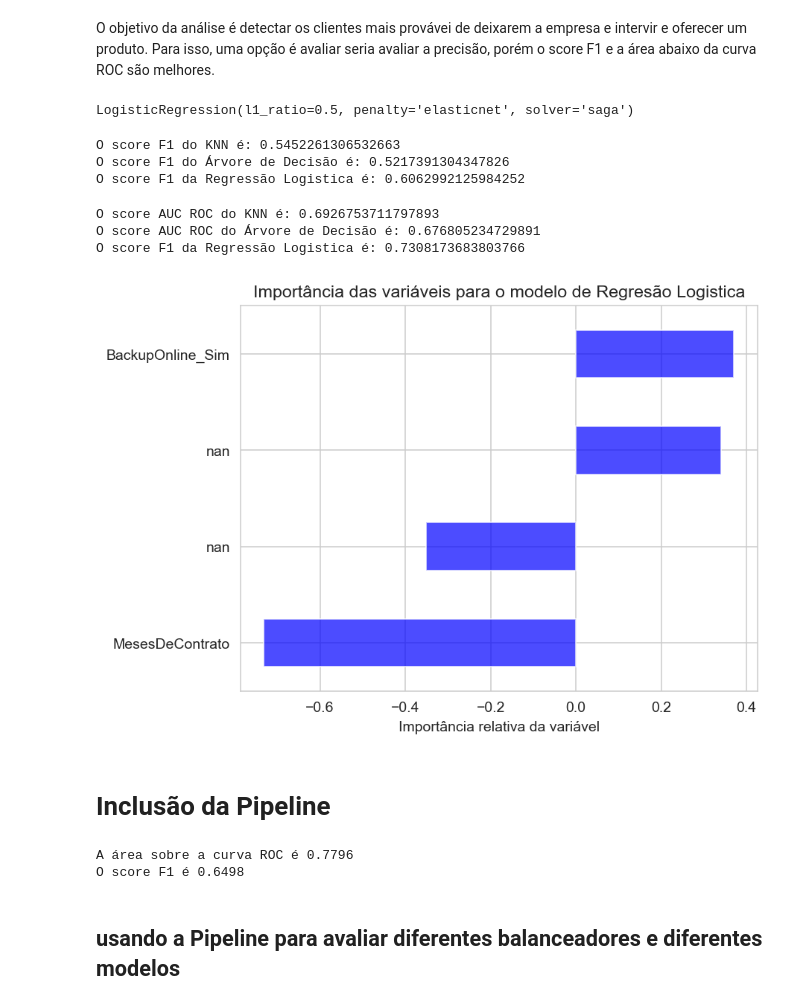
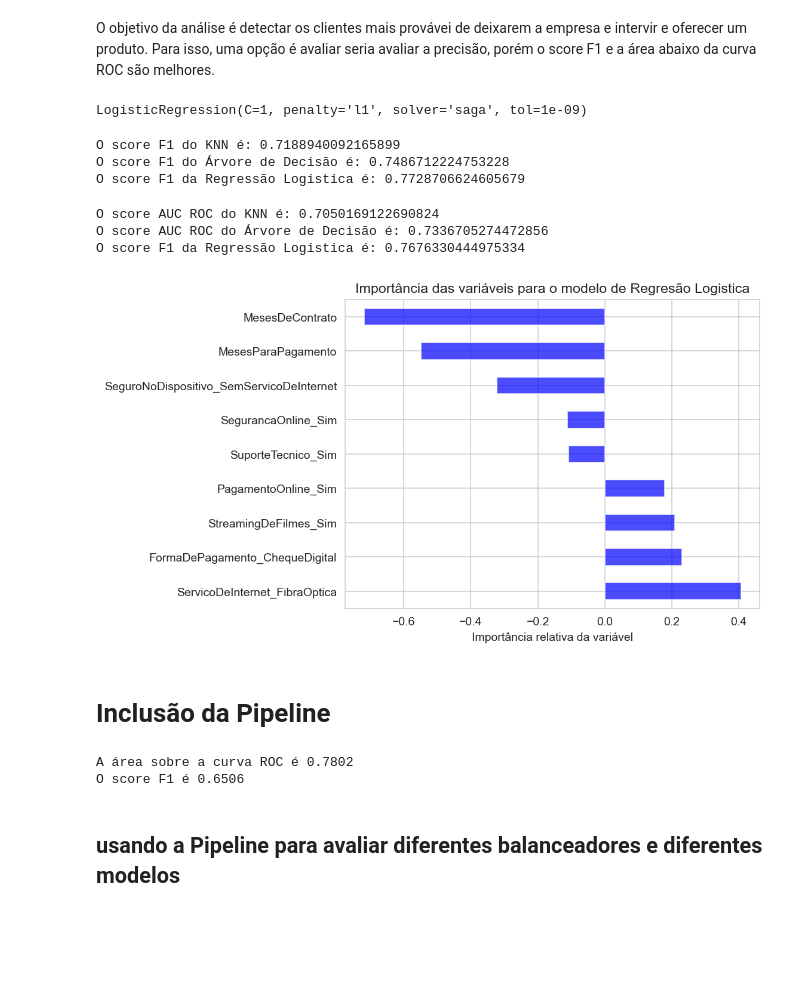
Before and after one commit to chzandonai/churn-detection, a Jupyter notebook: notebooks/deteccao-de-perdas-de-clientes-telefonia.ipynb, the cells around one changed output. Saved outputs shown, nothing was run; the diff lists cells and outputs as text; code cells hidden in the pictures; blank space fills up the shorter version.

```diff
--- a/notebooks/deteccao-de-perdas-de-clientes-telefonia.ipynb
+++ b/notebooks/deteccao-de-perdas-de-clientes-telefonia.ipynb
@@ -48,0 +130,7 @@ array(['DSL', 'FibraOptica', 'Nao'], dtype=object)
+# %%
+#transformando o tipo de contrato em MesesParaPagamento
+uniques_tipo_contrato = ['Mensalmente', 'UmAno', 'DoisAnos']
+list(df_raw.TipoDeContrato.unique())
+df_raw['MesesParaPagamento'] = df_raw.TipoDeContrato.replace({'Mensalmente':1, 'UmAno':12, 'DoisAnos':24})
+df_raw = df_raw.drop('TipoDeContrato',axis=1)
+df_raw.loc[:100,:]
@@ -137,7 +202,7 @@ A = A.div(df.select_dtypes(include = 'uint8').sum(axis=0), axis=1).rename_axis('
 A = A
 
 plt.rcParams["figure.dpi"] = 140
-# sns.set_style('whitegrid')
+sns.set_style('whitegrid')
 A.columns = ['Não', 'Sim']
 A.drop('Churn_Sim').plot(kind="barh", rot=0, stacked=True,figsize=(5,5),
                          alpha=0.7, color=['darkblue','darkgreen'])
@@ -145,6 +210,14 @@ A.drop('Churn_Sim').plot(kind="barh", rot=0, stacked=True,figsize=(5,5),
 plt.tick_params(labelsize=9)
 plt.xlabel('Fração de cada Categoria')
 plt.title('Gráfico em Barras da separação das variáveis - desbalanceado',loc='left')
+
+right_bar = mpatches.Patch(color='navy', label='Churn = Não')
+bottom_bar = mpatches.Patch(color='darkgreen', label='Churn = Sim')
+plt.legend(handles=[right_bar, bottom_bar])
+
 plt.savefig('../figs/barplot_desbal.png', dpi=300,bbox_inches='tight' )
+
+
+
 plt.show()
 # %% [output]
@@ -261,7 +311,7 @@ plt.show()
 O objetivo da análise é detectar os clientes mais provávei de deixarem a empresa e intervir e oferecer um produto.
 Para isso, uma opção é avaliar seria avaliar a precisão, porém o score F1 e a área abaixo da curva ROC são melhores.
 # %%
-X_train, X_test, y_train, y_test = train_test_split(X, y, test_size=0.33, random_state=42)
+X_train, X_test, y_train, y_test = train_test_split(X, y, test_size=0.33,)
 
 sc = StandardScaler()
 X_train = sc.fit_transform(X_train)
@@ -277,39 +327,48 @@ tree = DecisionTreeClassifier(criterion='entropy', max_depth=6)
 tree.fit(X_train,y_train)
 
 
-lr = LogisticRegression(penalty='elasticnet',solver='saga', l1_ratio=0.5)
+lr = LogisticRegression(penalty='l1',solver='saga',C=1, tol=0.000000001)
 lr.fit(X_train,y_train)
 # %% [output]
-LogisticRegression(l1_ratio=0.5, penalty='elasticnet', solver='saga')
+LogisticRegression(C=1, penalty='l1', solver='saga', tol=1e-09)
 # %%
 print('O score F1 do KNN é:',f1_score(y_test,knn.predict(X_test)))
 print('O score F1 do Árvore de Decisão é:',f1_score(y_test,tree.predict(X_test)))
 print('O score F1 da Regressão Logistica é:',f1_score(y_test,lr.predict(X_test)))
 # %% [output]
-O score F1 do KNN é: 0.5452261306532663
-O score F1 do Árvore de Decisão é: 0.5217391304347826
-O score F1 da Regressão Logistica é: 0.6062992125984252
+O score F1 do KNN é: 0.7188940092165899
+O score F1 do Árvore de Decisão é: 0.7486712224753228
+O score F1 da Regressão Logistica é: 0.7728706624605679
 # %%
 print('O score AUC ROC do KNN é:',roc_auc_score(y_test,knn.predict(X_test)))
 print('O score AUC ROC do Árvore de Decisão é:',roc_auc_score(y_test,tree.predict(X_test)))
 print('O score F1 da Regressão Logistica é:',roc_auc_score(y_test,lr.predict(X_test)))
 # %% [output]
-O score AUC ROC do KNN é: 0.6926753711797893
-O score AUC ROC do Árvore de Decisão é: 0.676805234729891
-O score F1 da Regressão Logistica é: 0.7308173683803766
+O score AUC ROC do KNN é: 0.7050169122690824
+O score AUC ROC do Árvore de Decisão é: 0.7336705274472856
+O score F1 da Regressão Logistica é: 0.7676330444975334
 # %%
-# Construindo a tabela com a importância de variáveis da Árvore de Decisão
-a = pd.DataFrame([df.drop('Churn_Sim', axis=1).columns.tolist(),
-                  lr.coef_[0].tolist()]).T.set_index(0).sort_values(by = 1,ascending=False)
+lr = LogisticRegression(penalty='l1',solver='liblinear',C=1, tol=0.000000001)
+lr.fit(X_train,y_train)
+
+# Construindo a dataframe com a importância de variáveis da Regressão Logistica
+lista_colunas = df.drop('Churn_Sim', axis=1).columns.tolist()
+lista_coef_lr = lr.coef_[0].tolist()
+df_aux = pd.DataFrame([lista_colunas,lista_coef_lr])
+df_aux = df_aux.T.set_index(0).sort_values(by = 1,ascending=False)
+
+#Selecionando os coeficientes mais importantes
+df_aux = df_aux.loc[(df_aux[1]>=0.1)|(df_aux[1]<=-0.1)]
+
 # Construindo o Gráfico
-a.loc[(a[1]>=0.3)|(a[1]<=-0.3)].sort_values(1).plot(kind = 'barh',legend = None, cmap='winter', alpha=0.7)
+df_aux.plot(kind = 'barh',legend = None, cmap='winter', alpha=0.7)
 plt.title('Importância das variáveis para o modelo de Regresão Logistica' )
 plt.xlabel('Importância relativa da variável')
 plt.ylabel(None)
 plt.savefig('../figs/var_import_logistica.png', dpi=300,bbox_inches='tight' )
 plt.show()
 # %% [output]
-[figure, old version]
+[figure, new version]
 # %% [markdown]
 # Inclusão da Pipeline
 # %%
@@ -360,8 +419,8 @@ score_f1 = f1_score(df_test.Churn,pipe.predict(df_test))
 print('A área sobre a curva ROC é {:.4f}'.format(score))
 print('O score F1 é {:.4f}'.format(score_f1))
 # %% [output]
-A área sobre a curva ROC é 0.7796
-O score F1 é 0.6498
+A área sobre a curva ROC é 0.7802
+O score F1 é 0.6506
 # %% [markdown]
 ## usando a Pipeline para avaliar diferentes balanceadores e diferentes modelos
 # %%
```
Also changed, not shown: parts of 35 cells of this notebook, 9 other files.
